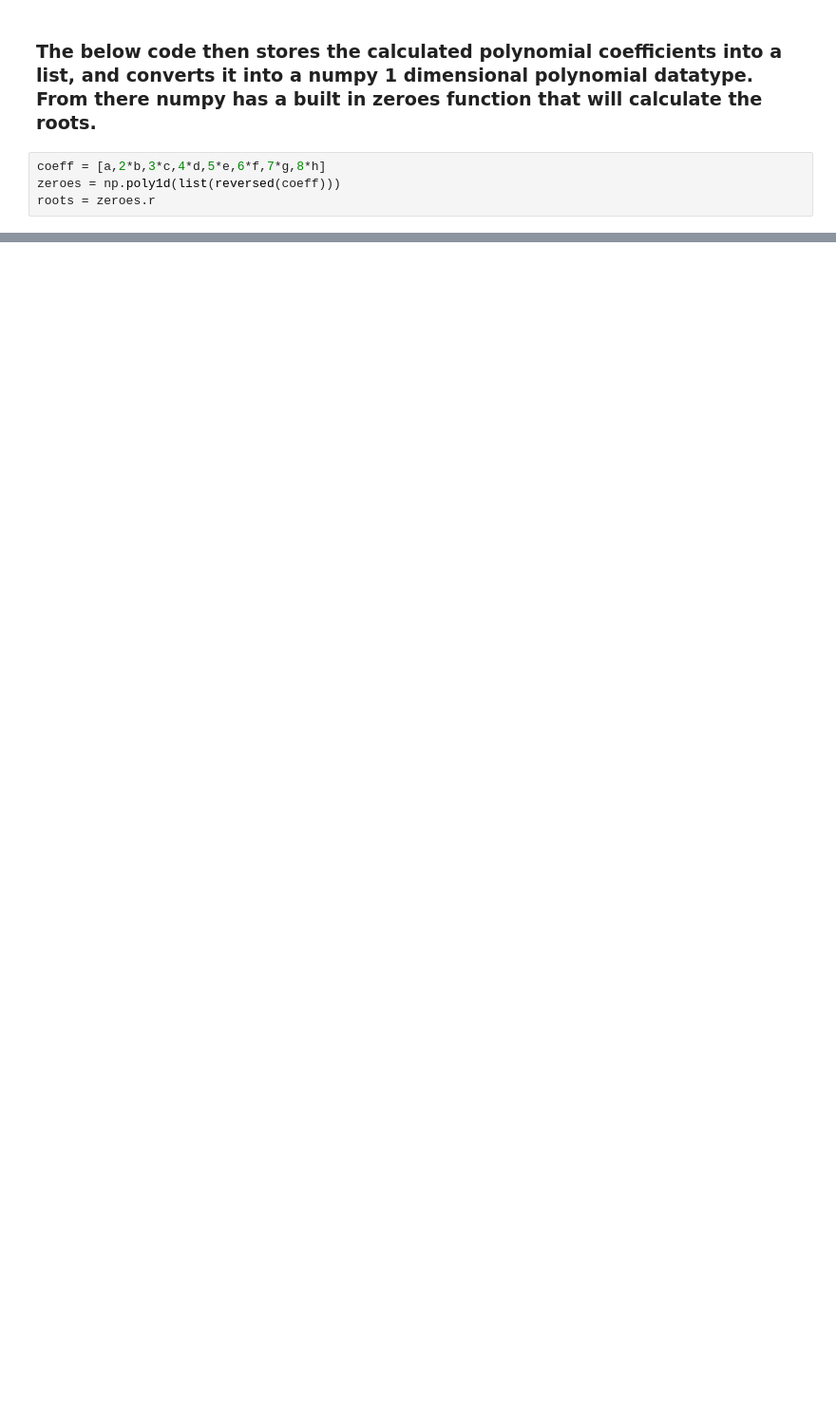
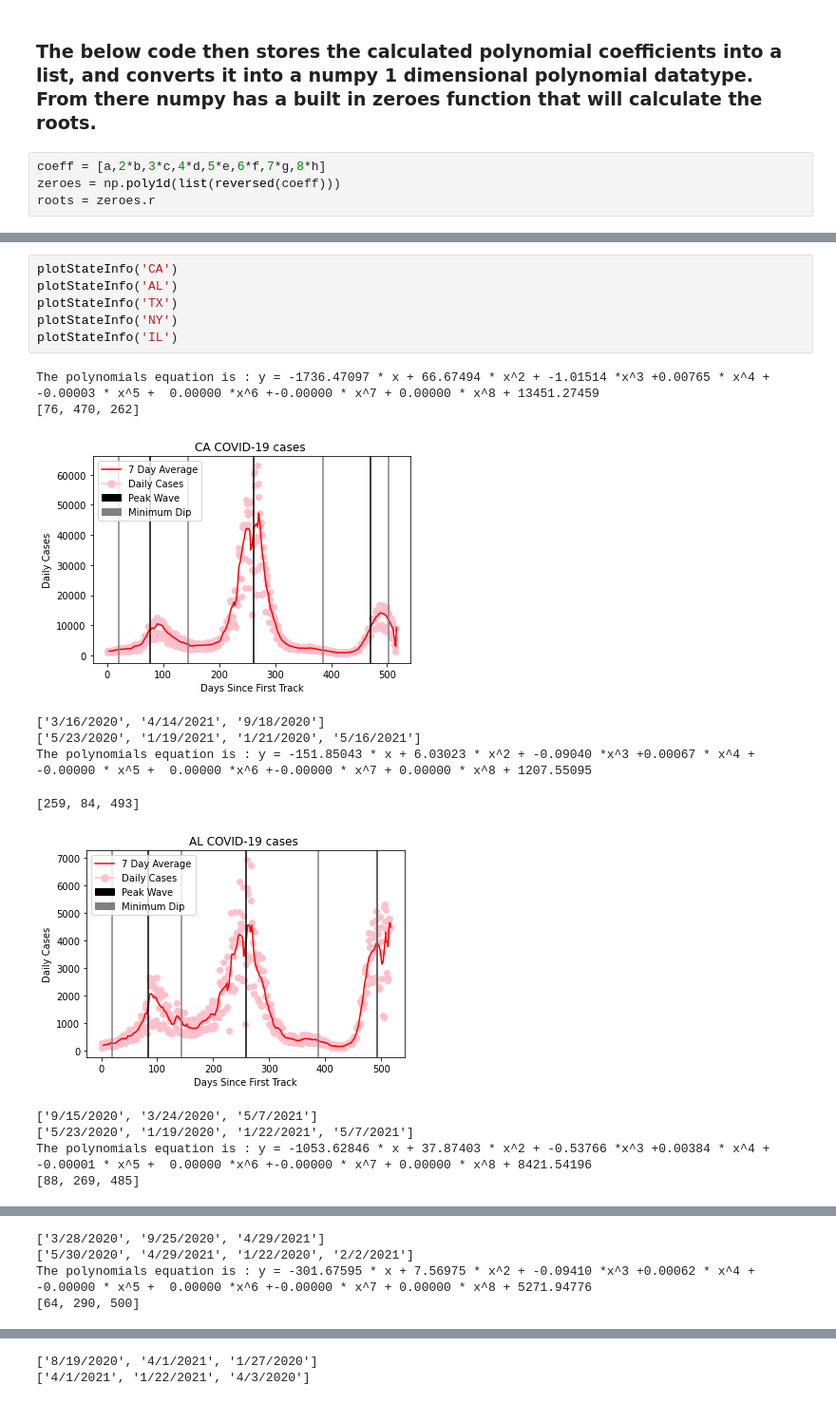
Before and after one commit to Azal-Amer/DataScienceTutorial, a Jupyter notebook: PandasCovidStateTracking/main.ipynb, the cells around one changed output, grey strips where cells are left out. Shown at 95% size. Cells and saved outputs as stored; diff of their text form; blank space fills up the shorter version.

```diff
--- a/PandasCovidStateTracking/main.ipynb
+++ b/PandasCovidStateTracking/main.ipynb
@@ -158,0 +308,19 @@ print(localMaxima)
+# %%
+plotStateInfo('CA')
+plotStateInfo('AL')
+plotStateInfo('TX')
+plotStateInfo('NY')
+plotStateInfo('IL')
+# %% [output]
+The polynomials equation is : y = -1736.47097 * x + 66.67494 * x^2 + -1.01514 *x^3 +0.00765 * x^4 + -0.00003 * x^5 +  0.00000 *x^6 +-0.00000 * x^7 + 0.00000 * x^8 + 13451.27459
+[76, 470, 262]
+[figure, added]
+['3/16/2020', '4/14/2021', '9/18/2020']
+['5/23/2020', '1/19/2021', '1/21/2020', '5/16/2021']
+The polynomials equation is : y = -151.85043 * x + 6.03023 * x^2 + -0.09040 *x^3 +0.00067 * x^4 + -0.00000 * x^5 +  0.00000 *x^6 +-0.00000 * x^7 + 0.00000 * x^8 + 1207.55095
+[259, 84, 493]
+[figure, added]
+['9/15/2020', '3/24/2020', '5/7/2021']
+['5/23/2020', '1/19/2020', '1/22/2021', '5/7/2021']
+The polynomials equation is : y = -1053.62846 * x + 37.87403 * x^2 + -0.53766 *x^3 +0.00384 * x^4 + -0.00001 * x^5 +  0.00000 *x^6 +-0.00000 * x^7 + 0.00000 * x^8 + 8421.54196
+[88, 269, 485]
@@ -158,0 +328,4 @@ print(localMaxima)
+['3/28/2020', '9/25/2020', '4/29/2021']
+['5/30/2020', '4/29/2021', '1/22/2020', '2/2/2021']
+The polynomials equation is : y = -301.67595 * x + 7.56975 * x^2 + -0.09410 *x^3 +0.00062 * x^4 + -0.00000 * x^5 +  0.00000 *x^6 +-0.00000 * x^7 + 0.00000 * x^8 + 5271.94776
+[64, 290, 500]
@@ -158,0 +338,2 @@ print(localMaxima)
+['8/19/2020', '4/1/2021', '1/27/2020']
+['4/1/2021', '1/22/2021', '4/3/2020']
```
Also changed, not shown: parts of 13 cells of this notebook.
